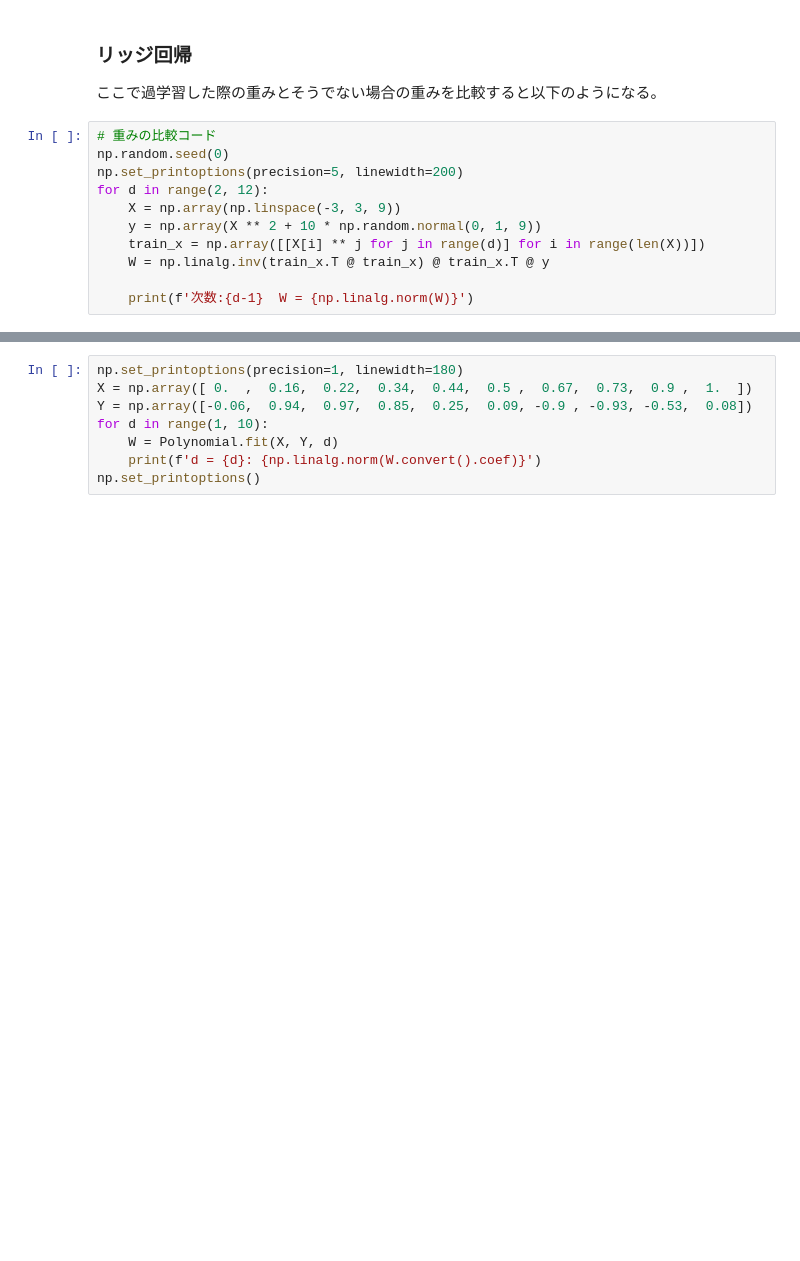
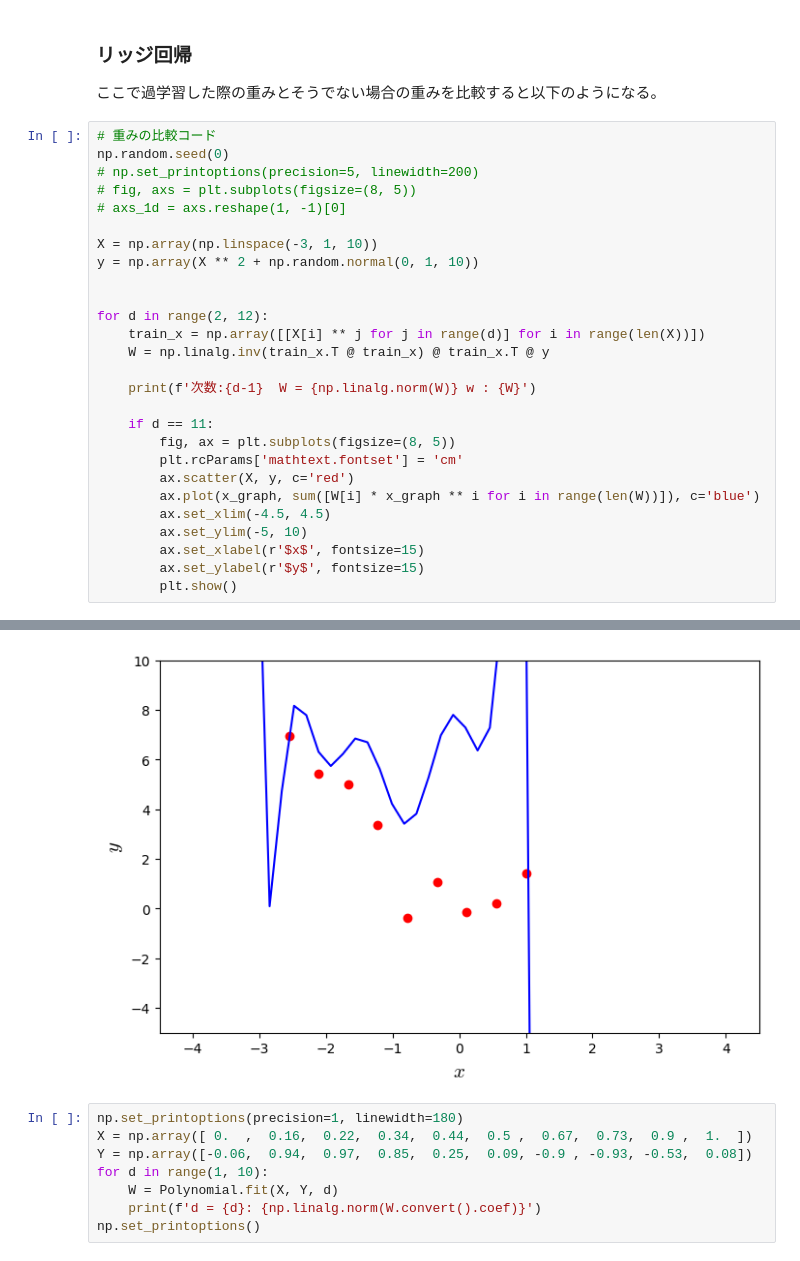
Before and after one commit to aice-ice/Senior-project, a Jupyter notebook: multiple_regression.ipynb, the cells around one changed output, grey strips where cells are left out. Drawn from its saved outputs; the diff is of its cells as text; blank space fills up the shorter version.

```diff
--- a/multiple_regression.ipynb
+++ b/multiple_regression.ipynb
@@ -291,12 +327,28 @@ print(np.linalg.norm(W))
 # %%
 # 重みの比較コード
 np.random.seed(0)
-np.set_printoptions(precision=5, linewidth=200)
+# np.set_printoptions(precision=5, linewidth=200)
+# fig, axs = plt.subplots(figsize=(8, 5))
+# axs_1d = axs.reshape(1, -1)[0]
+
+X = np.array(np.linspace(-3, 1, 10))
+y = np.array(X ** 2 + np.random.normal(0, 1, 10))
+
+
 for d in range(2, 12):
-    X = np.array(np.linspace(-3, 3, 9))
-    y = np.array(X ** 2 + 10 * np.random.normal(0, 1, 9))
     train_x = np.array([[X[i] ** j for j in range(d)] for i in range(len(X))])
     W = np.linalg.inv(train_x.T @ train_x) @ train_x.T @ y
 
-    print(f'次数:{d-1}  W = {np.linalg.norm(W)}')
+    print(f'次数:{d-1}  W = {np.linalg.norm(W)} w : {W}')
+
+    if d == 11:
+        fig, ax = plt.subplots(figsize=(8, 5))
+        plt.rcParams['mathtext.fontset'] = 'cm'
+        ax.scatter(X, y, c='red')
+        ax.plot(x_graph, sum([W[i] * x_graph ** i for i in range(len(W))]), c='blue')
+        ax.set_xlim(-4.5, 4.5)
+        ax.set_ylim(-5, 10)
+        ax.set_xlabel(r'$x$', fontsize=15)
+        ax.set_ylabel(r'$y$', fontsize=15)
+        plt.show()
 # %% [output]
@@ -313,3 +365,4 @@ for d in range(2, 12):
+[figure, added]
 # %%
 np.set_printoptions(precision=1, linewidth=180)
 X = np.array([ 0.  ,  0.16,  0.22,  0.34,  0.44,  0.5 ,  0.67,  0.73,  0.9 ,  1.  ])
```
Also changed, not shown: parts of 4 cells of this notebook, 3 other files.
